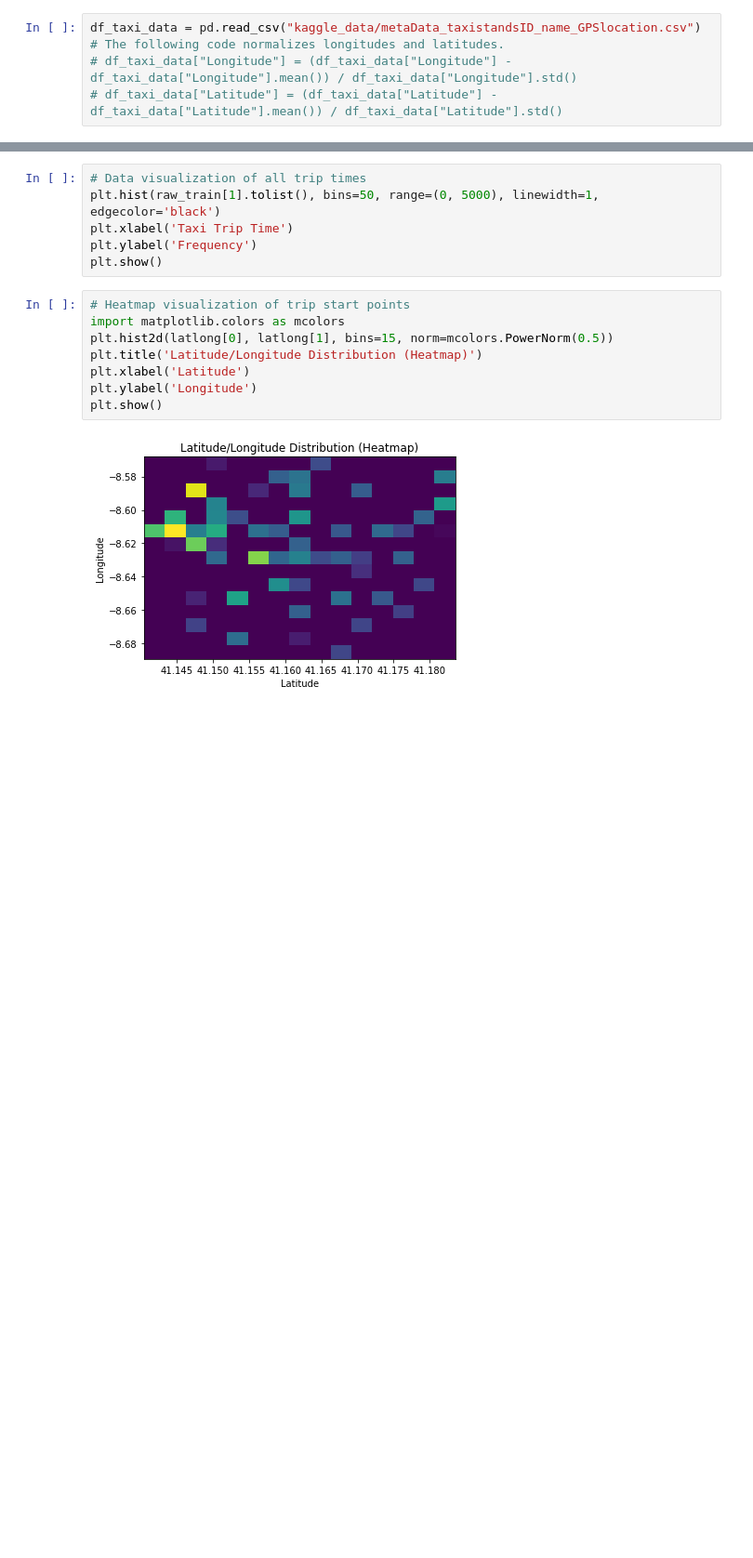
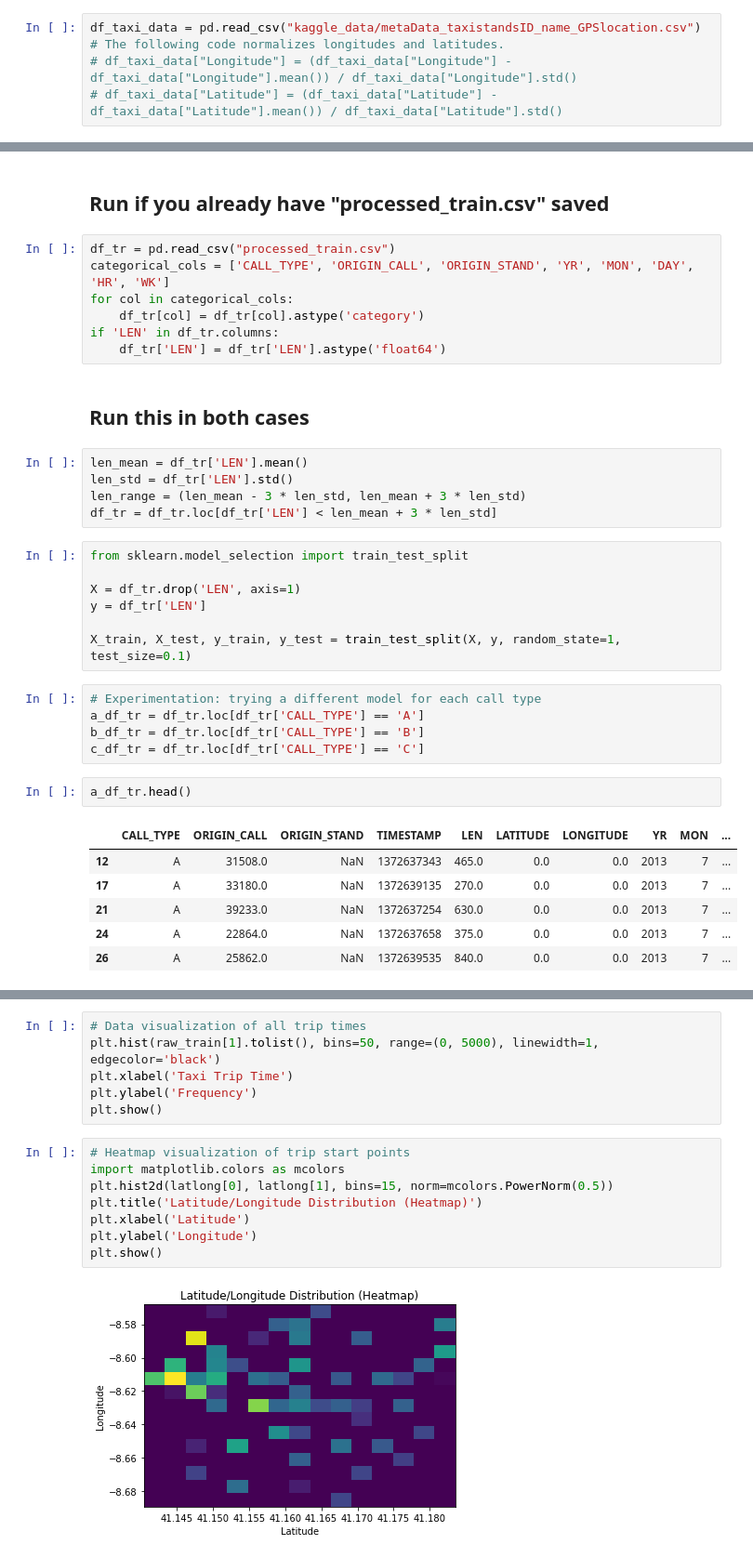
Before and after one commit to Stuart6557/CSE151B-SP23-Kaggle-Competition, a Jupyter notebook: XGBoost-Project.ipynb, the cells around one changed output, grey strips where cells are left out. Shown at 93% size. Cells and saved outputs as stored; diff of their text form; blank space fills up the shorter version.

```diff
--- a/XGBoost-Project.ipynb
+++ b/XGBoost-Project.ipynb
@@ -122,0 +135,37 @@ df_tr.head(10)
+# %% [markdown]
+## Run if you already have "processed_train.csv" saved
+# %%
+df_tr = pd.read_csv("processed_train.csv")
+categorical_cols = ['CALL_TYPE', 'ORIGIN_CALL', 'ORIGIN_STAND', 'YR', 'MON', 'DAY', 'HR', 'WK']
+for col in categorical_cols:
+    df_tr[col] = df_tr[col].astype('category')
+if 'LEN' in df_tr.columns:
+    df_tr['LEN'] = df_tr['LEN'].astype('float64')
+# %% [markdown]
+## Run this in both cases
+# %%
+len_mean = df_tr['LEN'].mean()
+len_std = df_tr['LEN'].std()
+len_range = (len_mean - 3 * len_std, len_mean + 3 * len_std)
+df_tr = df_tr.loc[df_tr['LEN'] < len_mean + 3 * len_std]
+# %%
+from sklearn.model_selection import train_test_split
+
+X = df_tr.drop('LEN', axis=1)
+y = df_tr['LEN']
+
+X_train, X_test, y_train, y_test = train_test_split(X, y, random_state=1, test_size=0.1)
+# %%
+# Experimentation: trying a different model for each call type
+a_df_tr = df_tr.loc[df_tr['CALL_TYPE'] == 'A']
+b_df_tr = df_tr.loc[df_tr['CALL_TYPE'] == 'B']
+c_df_tr = df_tr.loc[df_tr['CALL_TYPE'] == 'C']
+# %%
+a_df_tr.head()
+# %% [output]
+|  | CALL_TYPE | ORIGIN_CALL | ORIGIN_STAND | TIMESTAMP | LEN | LATITUDE | LONGITUDE | YR | MON | ... |
+| 12 | A | 31508.0 | NaN | 1372637343 | 465.0 | 0.0 | 0.0 | 2013 | 7 | ... |
+| 17 | A | 33180.0 | NaN | 1372639135 | 270.0 | 0.0 | 0.0 | 2013 | 7 | ... |
+| 21 | A | 39233.0 | NaN | 1372637254 | 630.0 | 0.0 | 0.0 | 2013 | 7 | ... |
+| 24 | A | 22864.0 | NaN | 1372637658 | 375.0 | 0.0 | 0.0 | 2013 | 7 | ... |
+| 26 | A | 25862.0 | NaN | 1372639535 | 840.0 | 0.0 | 0.0 | 2013 | 7 | ... |
```
Also changed, not shown: parts of 28 cells of this notebook.
